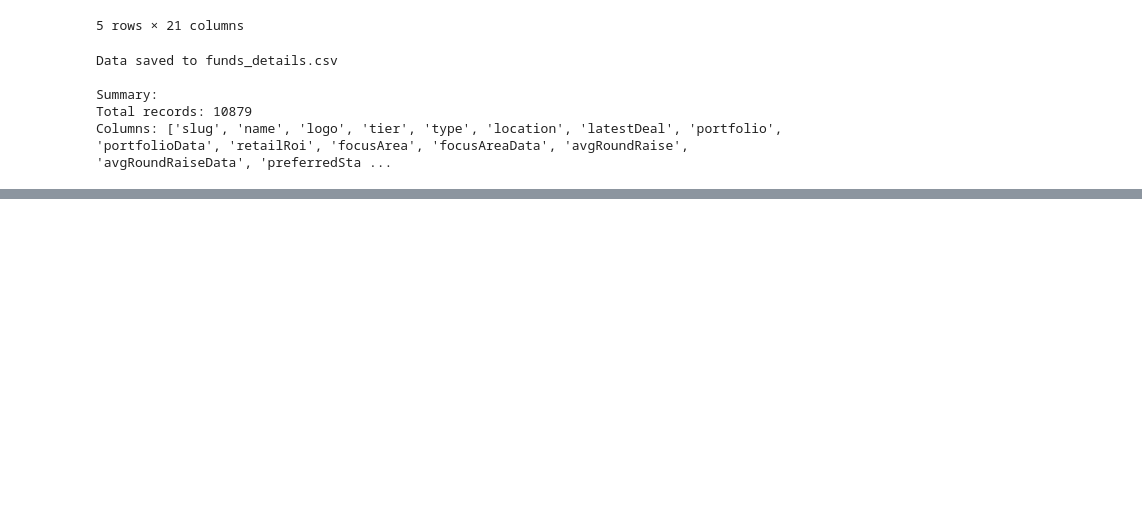
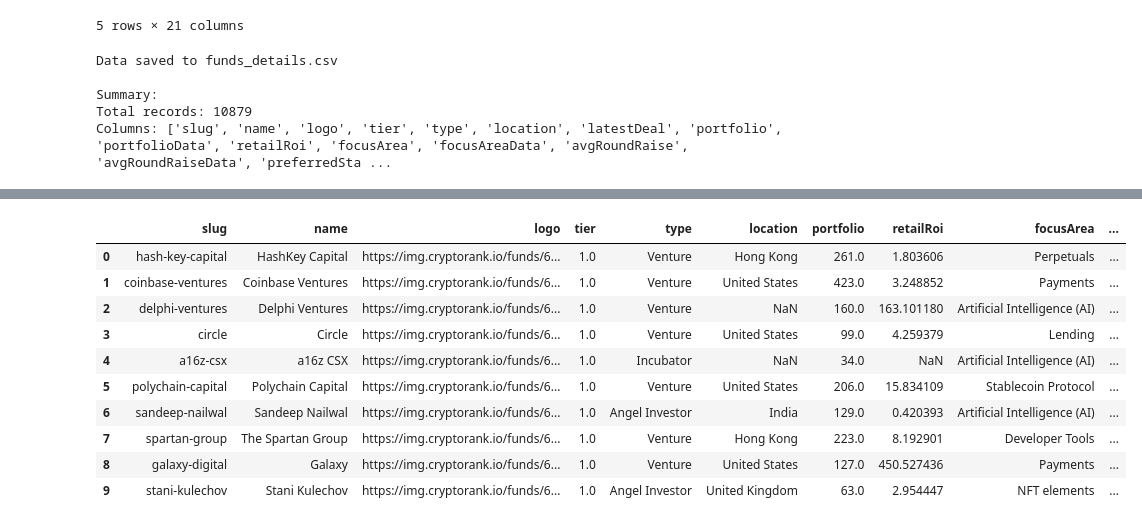
Before and after one commit to mnajjaa/Crypto-Fund-Due-Diligence-Automation, a Jupyter notebook: data/notebooks/FundsScrap.ipynb, the cells around one changed output, grey strips where cells are left out. Cells and saved outputs as stored; diff of their text form; code cells hidden in the pictures; blank space fills up the shorter version.

```diff
--- a/data/notebooks/FundsScrap.ipynb
+++ b/data/notebooks/FundsScrap.ipynb
@@ -248,0 +633,14 @@ Columns: ['slug', 'name', 'logo', 'tier', 'type', 'location', 'latestDeal', 'por
+# %%
+df_cleaned
+# %% [output]
+|  | slug | name | logo | tier | type | location | portfolio | retailRoi | focusArea | ... |
+| 0 | hash-key-capital | HashKey Capital | https://img.cryptorank.io/funds/6... | 1.0 | Venture | Hong Kong | 261.0 | 1.803606 | Perpetuals | ... |
+| 1 | coinbase-ventures | Coinbase Ventures | https://img.cryptorank.io/funds/6... | 1.0 | Venture | United States | 423.0 | 3.248852 | Payments | ... |
+| 2 | delphi-ventures | Delphi Ventures | https://img.cryptorank.io/funds/6... | 1.0 | Venture | NaN | 160.0 | 163.101180 | Artificial Intelligence (AI) | ... |
+| 3 | circle | Circle | https://img.cryptorank.io/funds/6... | 1.0 | Venture | United States | 99.0 | 4.259379 | Lending | ... |
+| 4 | a16z-csx | a16z CSX | https://img.cryptorank.io/funds/6... | 1.0 | Incubator | NaN | 34.0 | NaN | Artificial Intelligence (AI) | ... |
+| 5 | polychain-capital | Polychain Capital | https://img.cryptorank.io/funds/6... | 1.0 | Venture | United States | 206.0 | 15.834109 | Stablecoin Protocol | ... |
+| 6 | sandeep-nailwal | Sandeep Nailwal | https://img.cryptorank.io/funds/6... | 1.0 | Angel Investor | India | 129.0 | 0.420393 | Artificial Intelligence (AI) | ... |
+| 7 | spartan-group | The Spartan Group | https://img.cryptorank.io/funds/6... | 1.0 | Venture | Hong Kong | 223.0 | 8.192901 | Developer Tools | ... |
+| 8 | galaxy-digital | Galaxy | https://img.cryptorank.io/funds/6... | 1.0 | Venture | United States | 127.0 | 450.527436 | Payments | ... |
+| 9 | stani-kulechov | Stani Kulechov | https://img.cryptorank.io/funds/6... | 1.0 | Angel Investor | United Kingdom | 63.0 | 2.954447 | NFT elements | ... |
```
Also changed, not shown: parts of 9 cells of this notebook, 4 other files.
